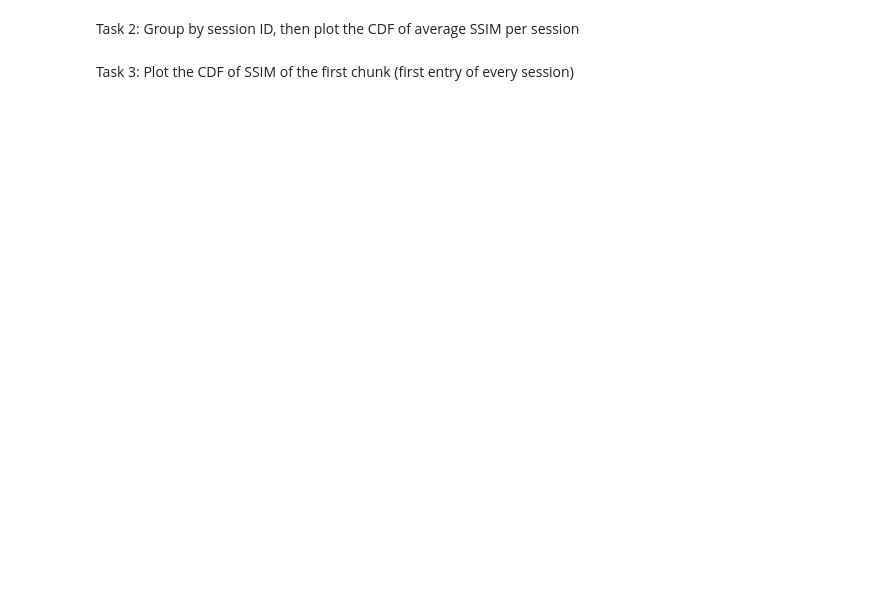
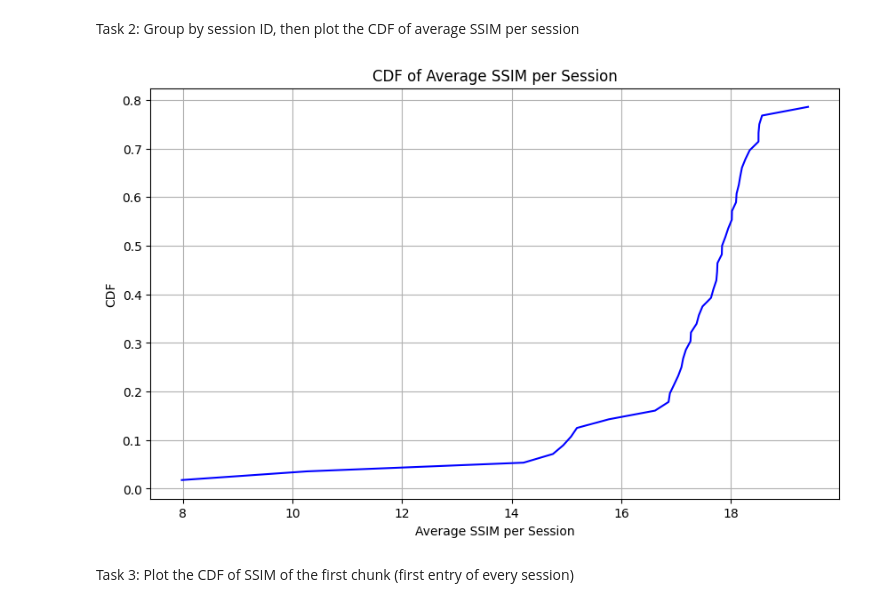
Before and after one commit to andrew200356/cs190n, a Jupyter notebook: discussions/week7/fugu_puffer.ipynb, the cells around one changed output. Drawn from its saved outputs; the diff is of its cells as text; code cells hidden in the pictures; blank space fills up the shorter version.

```diff
--- a/discussions/week7/fugu_puffer.ipynb
+++ b/discussions/week7/fugu_puffer.ipynb
@@ -17,2 +14,14 @@ import pandas as pd
+# %%
+import pandas as pd
+# load in all the data from the data folder
+client_buffer = pd.read_csv('data/client_buffer_2024-06-13T11_2024-06-14T11.csv')
+video_acked = pd.read_csv('data/video_acked_2024-06-13T11_2024-06-14T11.csv')
+video_sent = pd.read_csv('data/video_sent_2024-06-13T11_2024-06-14T11.csv')
+video_size = pd.read_csv('data/video_size_2024-06-13T11_2024-06-14T11.csv')
 # %% [markdown]
 Task 1: Convert SSIM (structural similarity index measure, which is a method for predicting the percieved video quality) to decibels (dB) using this formula: -10 * np.log10(1 - video_sent['ssim_index'])
+# %%
+import numpy as np
+
+video_sent['ssim_index'] = -10 * np.log10(1 - video_sent['ssim_index'])
+video_sent
@@ -19,4 +42,27 @@ Task 1: Convert SSIM (structural similarity index measure, which is a method for
 # %% [markdown]
 Task 2: Group by session ID, then plot the CDF of average SSIM per session
+# %%
+import matplotlib.pyplot as plt
+import numpy as np
+
+# Group by session_id and calculate the average SSIM per session
+average_ssim_per_session = video_sent.groupby('session_id')['ssim_index'].mean()
+
+# Sort the values
+sorted_ssim = np.sort(average_ssim_per_session)
+
+# Calculate the CDF
+cdf = np.arange(1, len(sorted_ssim) + 1) / len(sorted_ssim)
+
+# Plot the CDF
+plt.figure(figsize=(10, 6))
+plt.plot(sorted_ssim, cdf, linestyle='-', color='b')  # Line plot, blue color
+plt.xlabel('Average SSIM per Session')
+plt.ylabel('CDF')
+plt.title('CDF of Average SSIM per Session')
+plt.grid(True)
+plt.show()
+# %% [output]
+[figure, added]
 # %% [markdown]
 Task 3: Plot the CDF of SSIM of the first chunk (first entry of every session)
```
Also changed, not shown: parts of 7 cells of this notebook.
